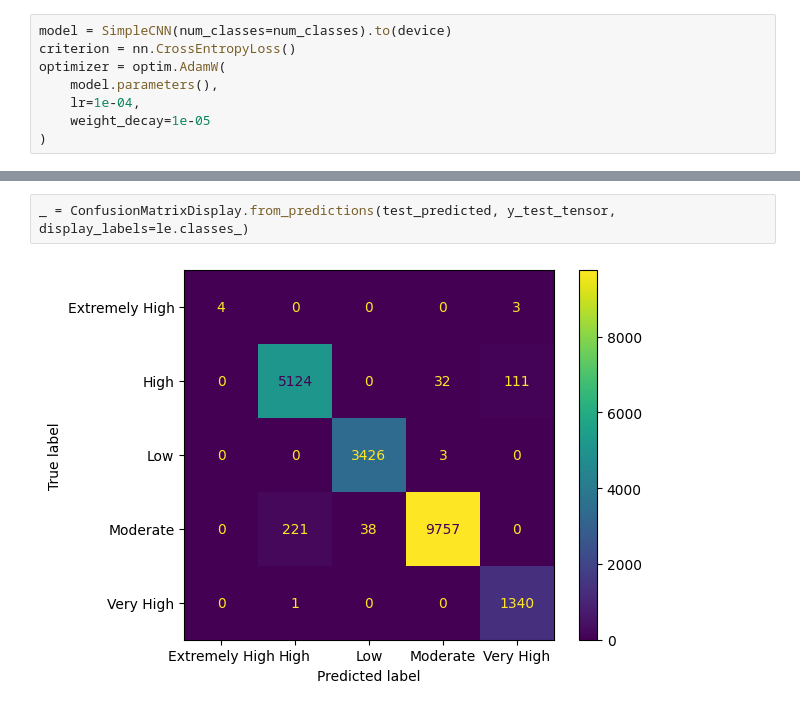
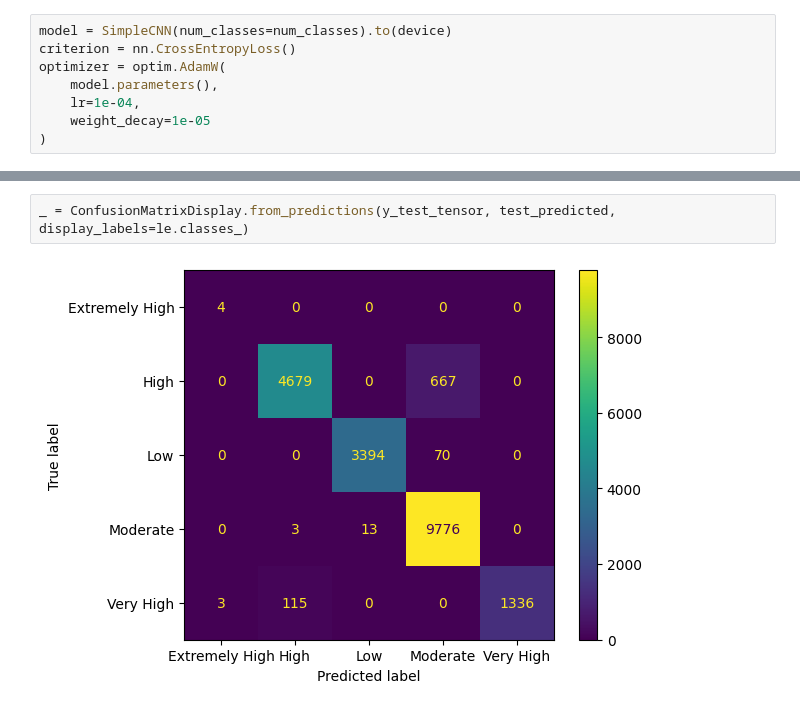
Before and after one commit to arielposada/tabular-data-to-images, a Jupyter notebook: Refined/Covid/REFINED_Covid.ipynb, the cells around one changed output, grey strips where cells are left out. Cells and saved outputs as stored; diff of their text form.

```diff
--- a/Refined/Covid/REFINED_Covid.ipynb
+++ b/Refined/Covid/REFINED_Covid.ipynb
@@ -255,4 +253,4 @@ The test accuracy was 0.980
 # %%
-_ = ConfusionMatrixDisplay.from_predictions(test_predicted, y_test_tensor, display_labels=le.classes_)
+_ = ConfusionMatrixDisplay.from_predictions(y_test_tensor, test_predicted, display_labels=le.classes_)
 # %% [output]
-[figure, old version]
+[figure, new version]
```
Also changed, not shown: parts of 4 cells of this notebook, 6 other files.
